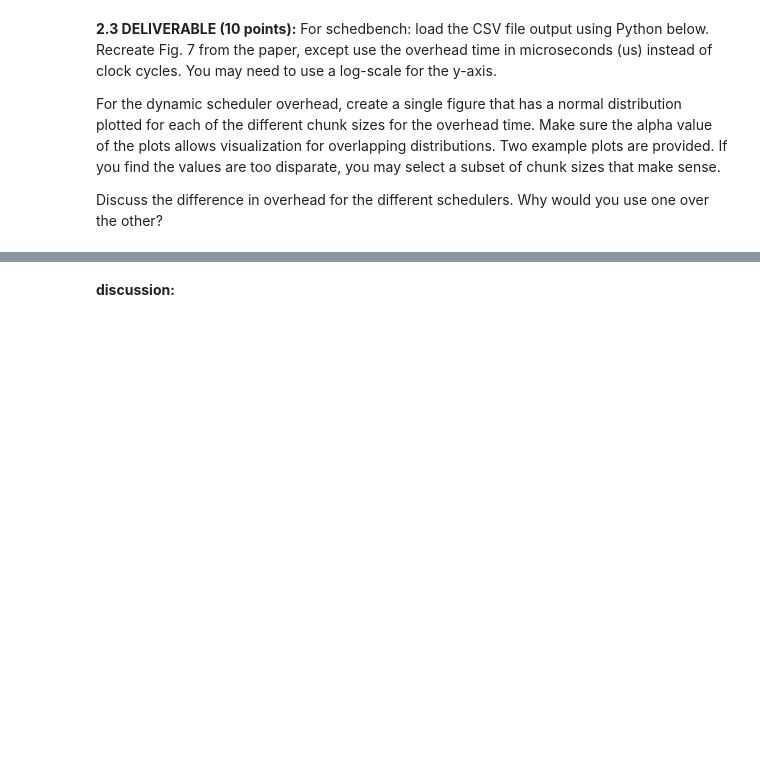
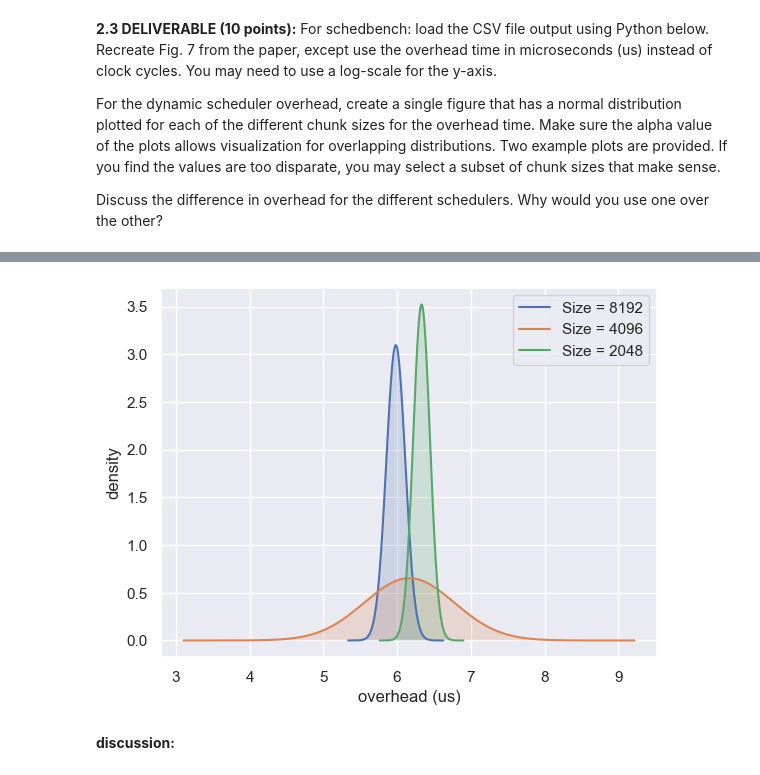
Before and after one commit to awwle6107/eecs569_assignment, a Jupyter notebook: hw2/hw02-submission-groupname.ipynb, the cells around one changed output, grey strips where cells are left out. Saved outputs shown, nothing was run; the diff lists cells and outputs as text; code cells hidden in the pictures; blank space fills up the shorter version.

```diff
--- a/hw2/hw02-submission-groupname.ipynb
+++ b/hw2/hw02-submission-groupname.ipynb
@@ -118,5 +155,53 @@ print(data)
 # %%
 # create a normal distribution plot here for dynamic scheduler overhead. Choose at least 3 chunk sizes that make a nice plot.
+
+import matplotlib.pyplot as plt
+import seaborn as sns
+from scipy.stats import norm
+import numpy as np
+%matplotlib inline
+
+#plot using the exact normal distribution formula
+mean8192 = 5.982801
+std8192 = 0.128907
+
+mean4096 = 6.165687
+std4096 = 0.611898
+
+mean2048 = 6.331882
+std2048 = 0.113284
+
+xmin8192 = mean8192 - 5*std8192
+xmax8192 = mean8192 + 5*std8192
+step8192 = (xmax8192 - xmin8192) / 1000
+
+xmin4096 = mean4096 - 5*std4096
+xmax4096 = mean4096 + 5*std4096
+step4096 = (xmax4096 - xmin4096) / 1000
+
+xmin2048 = mean2048 - 5*std2048
+xmax2048 = mean2048 + 5*std2048
+step2048 = (xmax2048 - xmin2048) / 1000
+
+X8192 = np.arange(xmin8192,xmax8192,step8192)
+X4096 = np.arange(xmin4096,xmax4096,step4096)
+X2048 = np.arange(xmin2048,xmax2048,step2048)
+
+plt.plot(X8192,norm.pdf(X8192,mean8192,std8192), label = "Size = 8192")
+plt.plot(X4096,norm.pdf(X4096,mean4096,std4096), label = "Size = 4096")
+plt.plot(X2048,norm.pdf(X2048,mean2048,std2048), label = "Size = 2048")
+ax = plt.gca() #get current axes
+ax.fill(X8192,norm.pdf(X8192,mean8192,std8192),alpha=0.2)
+ax.fill(X4096,norm.pdf(X4096,mean4096,std4096),alpha=0.2)
+ax.fill(X2048,norm.pdf(X2048,mean2048,std2048),alpha=0.2)
+
+ax.set_xlabel('overhead (us)')
+ax.set_ylabel('density')
+plt.legend()
+
+plt.show()
+# %% [output]
+[figure, added]
 # %% [markdown]
 **discussion:**
 # %% [markdown]
```
Also changed, not shown: parts of 7 cells of this notebook, 2 other files.
